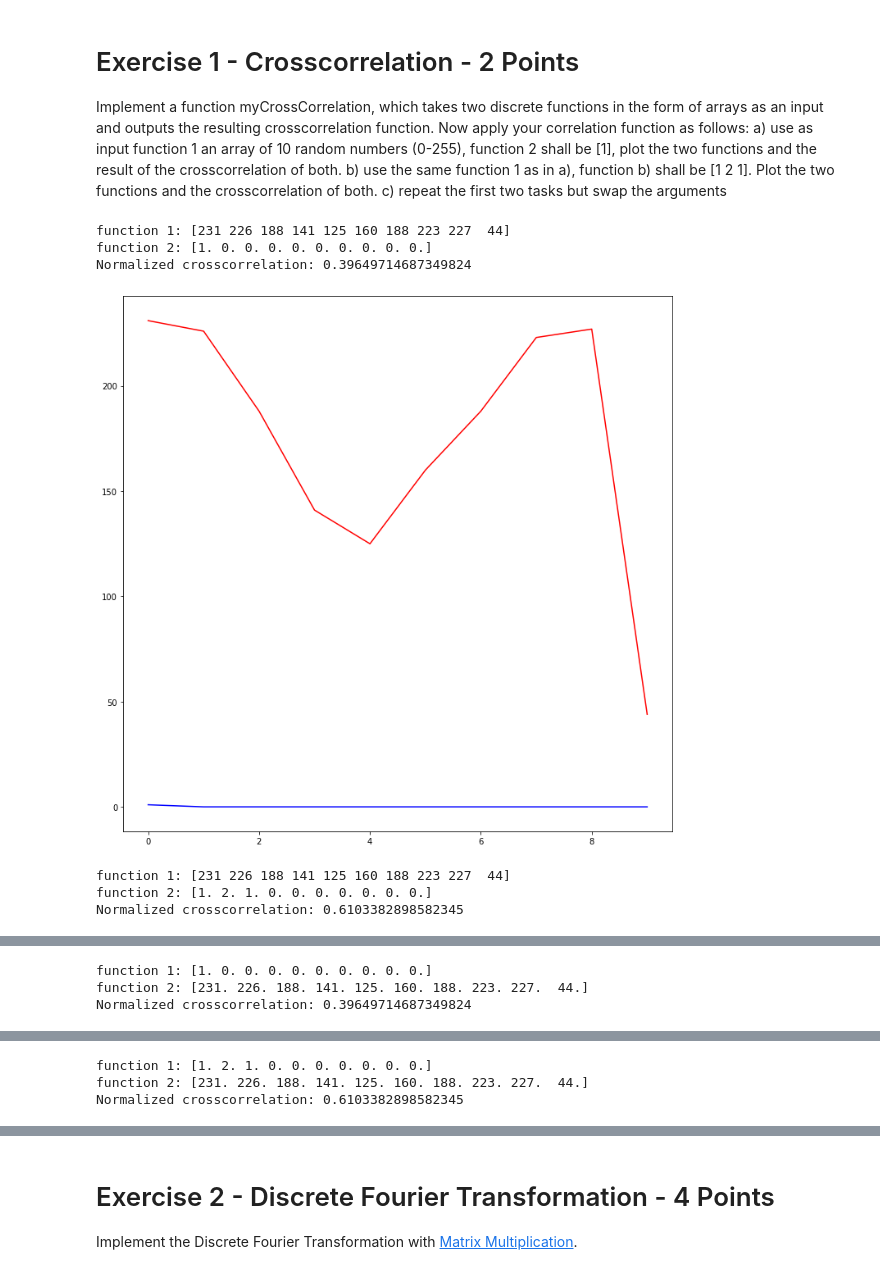
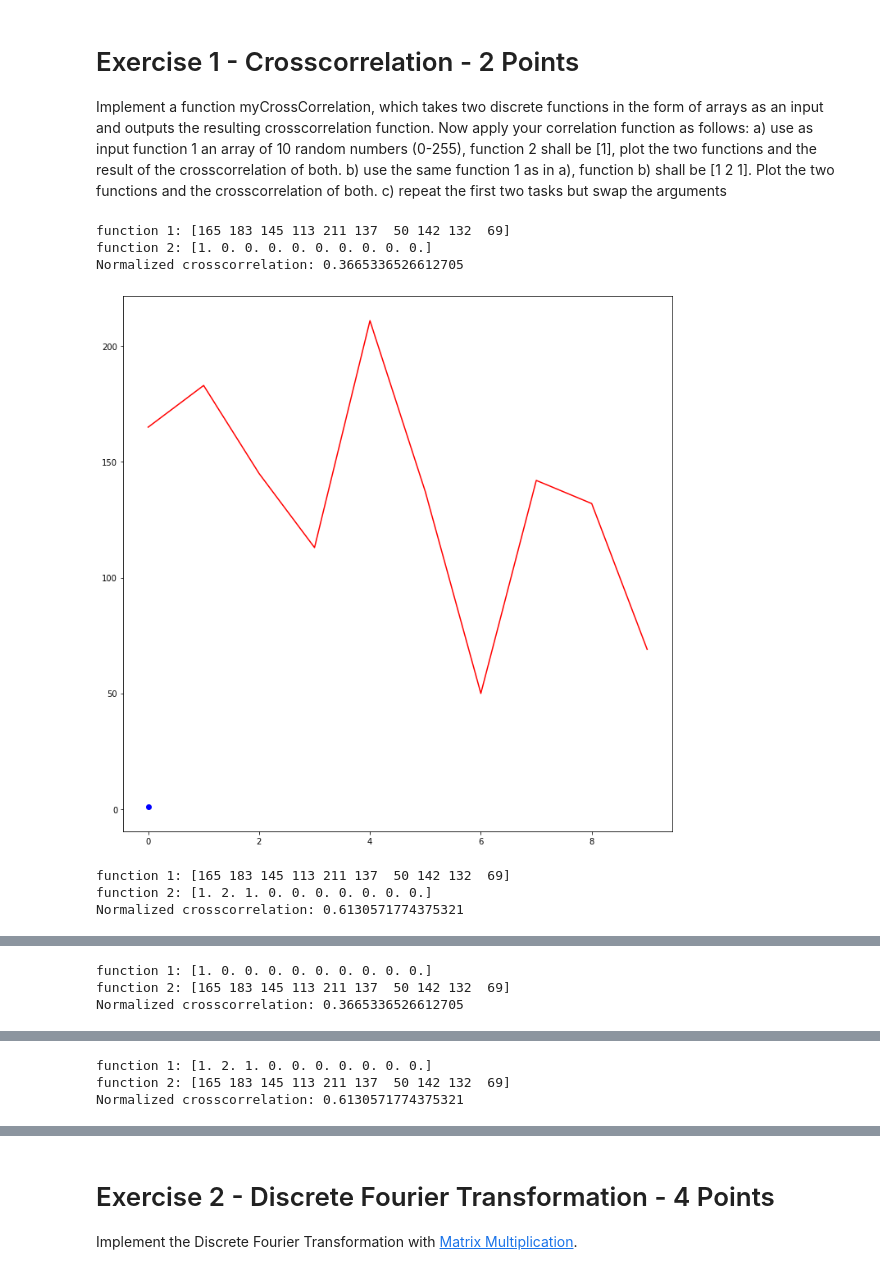
Before and after one commit to oleksa-oleksa/Image_Processing_SS2020_FU_Berlin, a Jupyter notebook: assignments/06_assignment.ipynb, the cells around one changed output, grey strips where cells are left out. Drawn from its saved outputs; the diff is of its cells as text; code cells hidden in the pictures.

Commit message:
modified plot for shorter array to dot plot

```diff
--- a/assignments/06_assignment.ipynb
+++ b/assignments/06_assignment.ipynb
@@ -31,7 +31,7 @@ def make_lenghts_equal(func1, func2):
     # from matlab xcorr function: If x and y have different lengths, the function appends zeros
     # to the end of the shorter vector so it has the same length as the other.
     size_diff = np.size(func1) - np.size(func2) # positive if f1 > f2, negative if f1 < f2
-    nulls = np.zeros(size_diff)
+    nulls = np.zeros(np.abs(size_diff))
 
     if size_diff < 0:
         func1 = np.append(func1, nulls)
@@ -55,57 +55,57 @@ def myCrossCorrelation(func1, func2):
 foo1 = np.random.randint(0, 256, 10)
 #print(foo1)
 #foo2a = np.random.randint(0, 256, 10)
-foo2a = np.array([1])
-foo2b = np.array([1, 2, 1])
+foo2a_or = np.array([1])
+foo2b_or = np.array([1, 2, 1])
 
 # ----- A -----
 # compare lenghts and make them equal for crosscorrelation
-foo1, foo2a = make_lenghts_equal(foo1, foo2a)
+foo1, foo2a = make_lenghts_equal(foo1, foo2a_or)
 
 plt.plot(foo1, color='r')
-plt.plot(foo2a, color='b')
+plt.plot(foo2a_or, "-ro", color='b')
 print("function 1: {}".format(foo1))
 print("function 2: {}".format(foo2a))
 print("Normalized crosscorrelation: {}".format(myCrossCorrelation(foo1, foo2a)))
 plt.show()
 
 # ----- B -----
 # compare lenghts and make them equal for crosscorrelation
-foo1, foo2b = make_lenghts_equal(foo1, foo2b)
+foo1, foo2b = make_lenghts_equal(foo1, foo2b_or)
 
 plt.plot(foo1, color='r')
-plt.plot(foo2b, color='b')
+plt.plot(foo2b_or, '-ro', color='b')
 print("function 1: {}".format(foo1))
 print("function 2: {}".format(foo2b))
 print("Normalized crosscorrelation: {}".format(myCrossCorrelation(foo1, foo2b)))
 plt.show()
 
 # ----- C1 -----
 # compare lenghts and make them equal for crosscorrelation
-foo2a, foo1 = make_lenghts_equal(foo2a, foo1)
+foo2a, foo1 = make_lenghts_equal(foo2a_or, foo1)
 
-plt.plot(foo2a, color='r')
+plt.plot(foo2a_or, "-ro", color='r')
 plt.plot(foo1, color='b')
 print("function 1: {}".format(foo2a))
 print("function 2: {}".format(foo1))
 print("Normalized crosscorrelation: {}".format(myCrossCorrelation(foo2a, foo1)))
 plt.show()
 
 # ----- C2 -----
 # compare lenghts and make them equal for crosscorrelation
-foo2b, foo1 = make_lenghts_equal(foo2b, foo1)
+foo2b, foo1 = make_lenghts_equal(foo2b_or, foo1)
 
-plt.plot(foo2b, color='r')
+plt.plot(foo2b_or, "-ro", color='r')
 plt.plot(foo1, color='b')
 print("function 1: {}".format(foo2b))
 print("function 2: {}".format(foo1))
 print("Normalized crosscorrelation: {}".format(myCrossCorrelation(foo2b, foo1)))
 plt.show()
 # %% [output]
-function 1: [231 226 188 141 125 160 188 223 227  44]
+function 1: [165 183 145 113 211 137  50 142 132  69]
 function 2: [1. 0. 0. 0. 0. 0. 0. 0. 0. 0.]
-Normalized crosscorrelation: 0.39649714687349824
+Normalized crosscorrelation: 0.3665336526612705
-[figure, old version]
+[figure, new version]
-function 1: [231 226 188 141 125 160 188 223 227  44]
+function 1: [165 183 145 113 211 137  50 142 132  69]
 function 2: [1. 2. 1. 0. 0. 0. 0. 0. 0. 0.]
-Normalized crosscorrelation: 0.6103382898582345
+Normalized crosscorrelation: 0.6130571774375321
@@ -113,3 +113,3 @@ Normalized crosscorrelation: 0.6103382898582345
 function 1: [1. 0. 0. 0. 0. 0. 0. 0. 0. 0.]
-function 2: [231. 226. 188. 141. 125. 160. 188. 223. 227.  44.]
-Normalized crosscorrelation: 0.39649714687349824
+function 2: [165 183 145 113 211 137  50 142 132  69]
+Normalized crosscorrelation: 0.3665336526612705
@@ -117,3 +117,3 @@ Normalized crosscorrelation: 0.39649714687349824
 function 1: [1. 2. 1. 0. 0. 0. 0. 0. 0. 0.]
-function 2: [231. 226. 188. 141. 125. 160. 188. 223. 227.  44.]
-Normalized crosscorrelation: 0.6103382898582345
+function 2: [165 183 145 113 211 137  50 142 132  69]
+Normalized crosscorrelation: 0.6130571774375321
```
Also changed, not shown: parts of 1 cell of this notebook.
